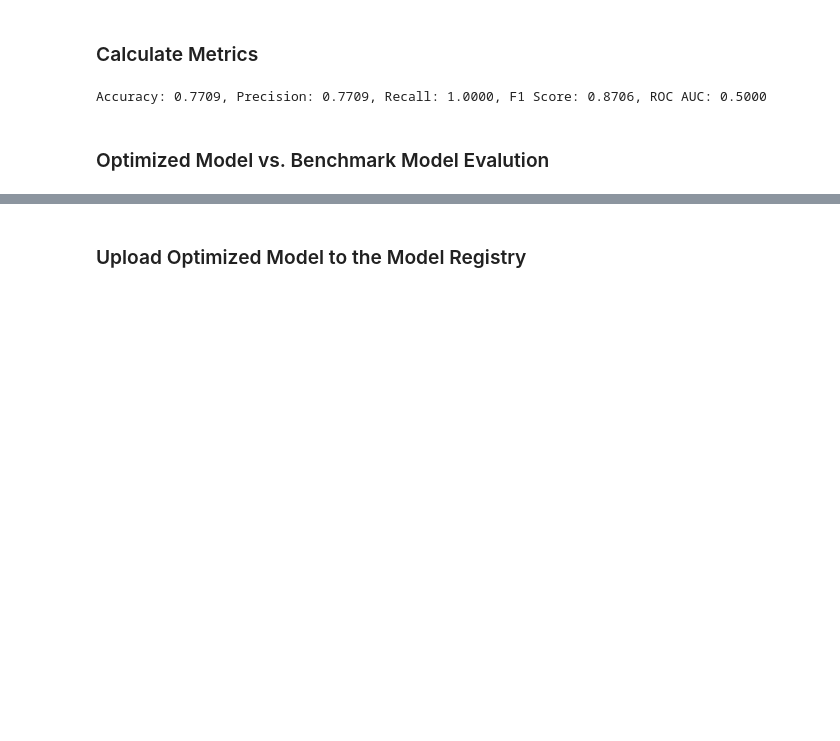
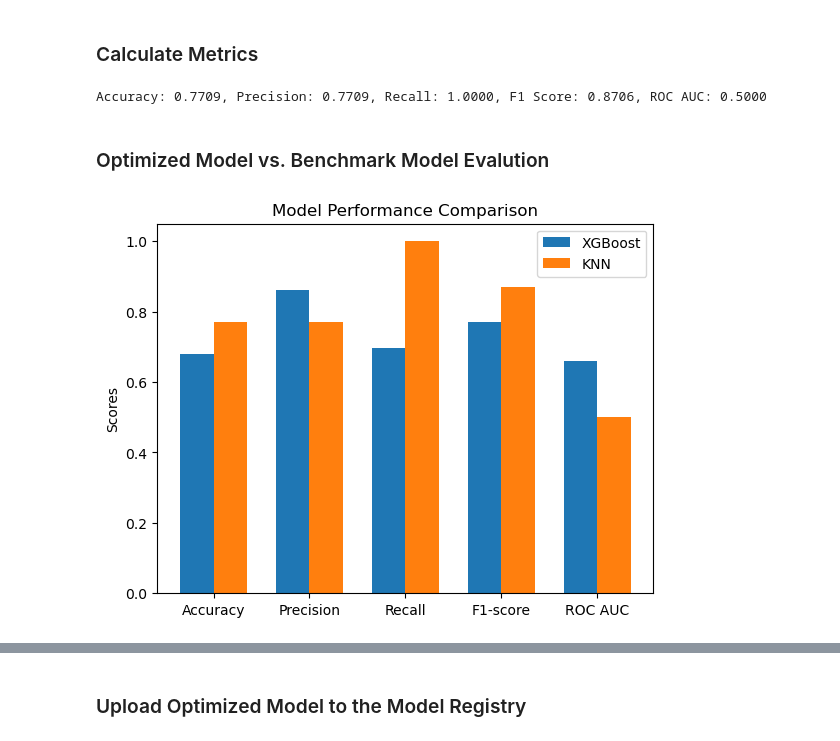
Before and after one commit to pkhanna2/MLOpsFinalProject, a Jupyter notebook: FinalProjectCodeMonitorCleanup.ipynb, the cells around one changed output, grey strips where cells are left out. Drawn from its saved outputs; the diff is of its cells as text; code cells hidden in the pictures; blank space fills up the shorter version.

Commit message:
Final Model Implementation, Beginning of CICD

```diff
--- a/FinalProjectCodeMonitorCleanup.ipynb
+++ b/FinalProjectCodeMonitorCleanup.ipynb
@@ -1310,10 +1370,49 @@ for index, row in knn_out_df.iterrows():
     # Append predicted label to the list
     predicted_labels.append(int(float(predicted_label)))
 
-accuracy_batch, precision_batch, recall_batch, f1_batch, roc_auc_batch = calculate_metrics(y_test, predicted_labels)
+knn_accuracy_batch, knn_precision_batch, knn_recall_batch, knn_f1_batch, knn_roc_auc_batch = calculate_metrics(y_test, predicted_labels)
 
-print_metrics(accuracy_batch, precision_batch, recall_batch, f1_batch, roc_auc_batch)
+print_metrics(knn_accuracy_batch, knn_precision_batch, knn_recall_batch, knn_f1_batch, knn_roc_auc_batch)
 # %% [output]
 Accuracy: 0.7709, Precision: 0.7709, Recall: 1.0000, F1 Score: 0.8706, ROC AUC: 0.5000
 # %% [markdown]
 ### Optimized Model vs. Benchmark Model Evalution ###
+# %%
+# Define the evaluation metrics for XGBoost and KNN
+xgb_metrics = {
+    "Accuracy": accuracy_batch,
+    "Precision": precision_batch,
+    "Recall": recall_batch,
+    "F1-score": f1_batch,
+    "ROC AUC":roc_auc_batch
+}
+
+knn_metrics = {
+    "Accuracy": knn_accuracy_batch,
+    "Precision": knn_precision_batch,
+    "Recall": knn_recall_batch,
+    "F1-score": knn_f1_batch,
+    "ROC AUC": knn_roc_auc_batch
+}
+
+# Plot the metrics
+metrics = list(xgb_metrics.keys())
+xgb_values = list(xgb_metrics.values())
+knn_values = list(knn_metrics.values())
+
+x = range(len(metrics))
+width = 0.35
+
+fig, ax = plt.subplots()
+rects1 = ax.bar(x, xgb_values, width, label='XGBoost')
+rects2 = ax.bar([p + width for p in x], knn_values, width, label='KNN')
+
+ax.set_ylabel('Scores')
+ax.set_title('Model Performance Comparison')
+ax.set_xticks([p + width / 2 for p in x])
+ax.set_xticklabels(metrics)
+ax.legend()
+
+plt.show()
+# %% [output]
+[figure, added]
```
Also changed, not shown: parts of 71 cells of this notebook, 1 other file.
